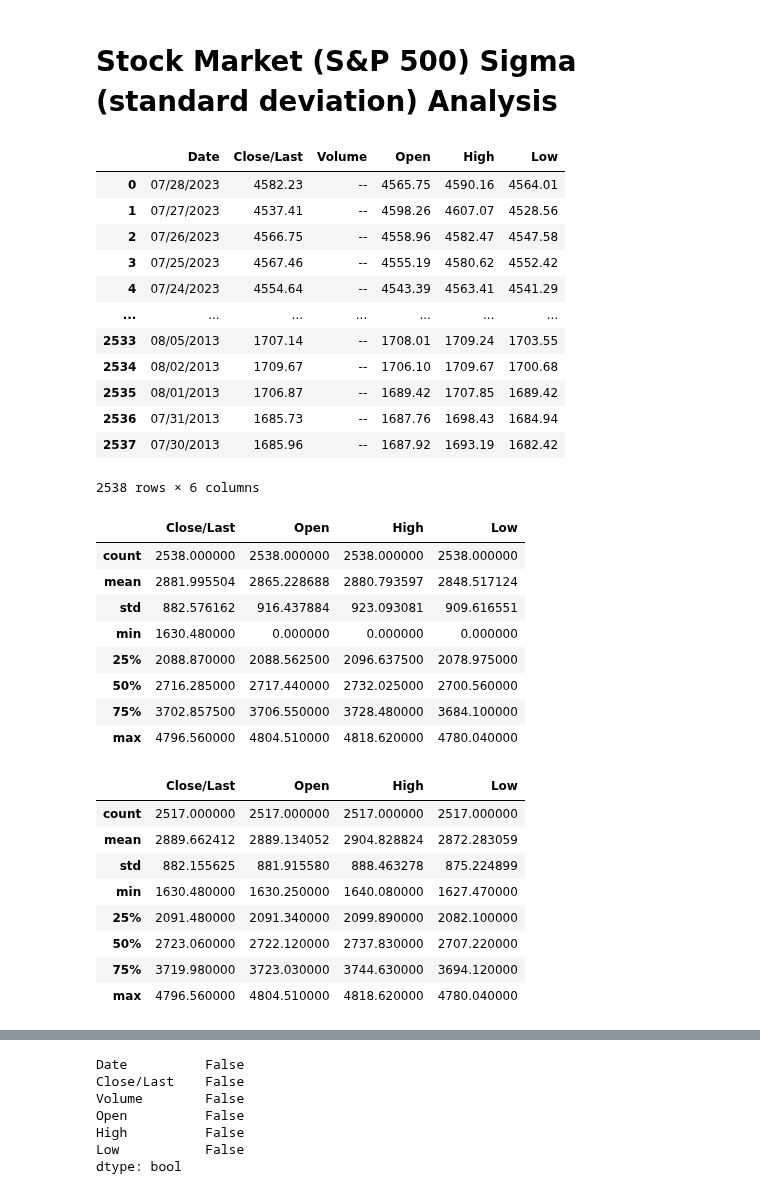
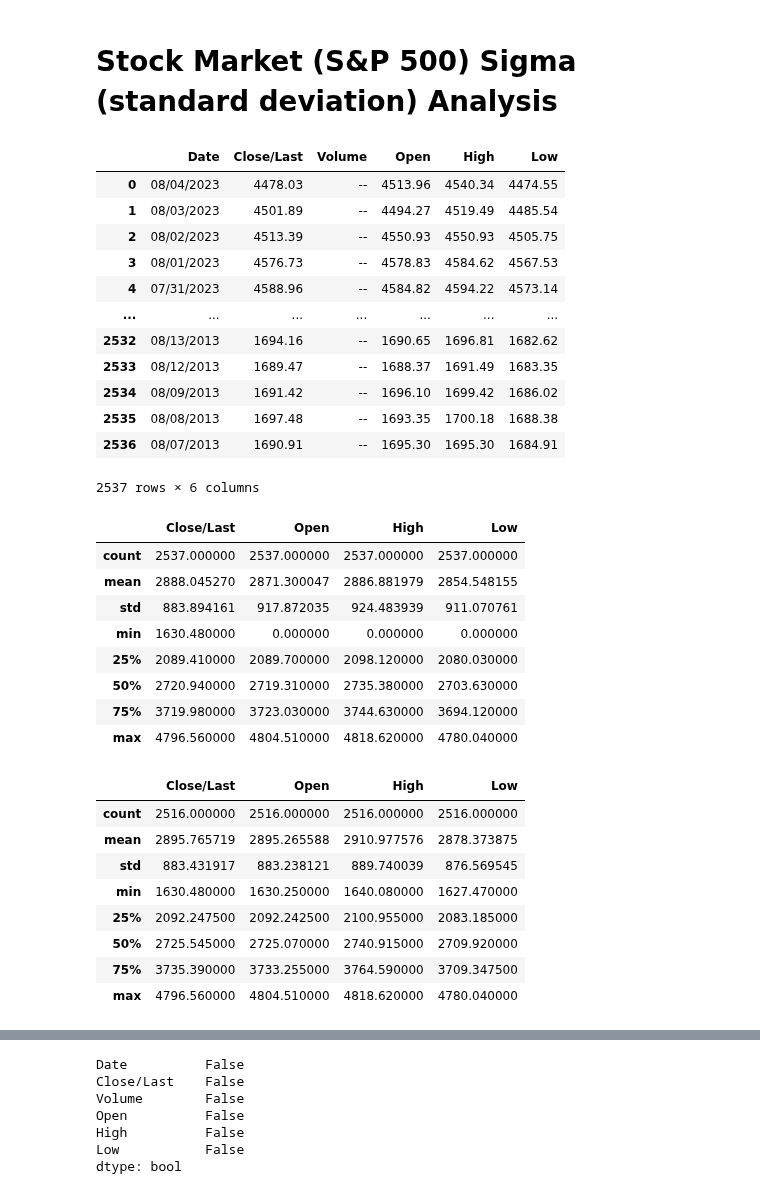
Before and after one commit to JohnBroberg/StockMarketSigma, a Jupyter notebook: StockMarketSigma.ipynb, the cells around one changed output, grey strips where cells are left out. Cells and saved outputs as stored; diff of their text form; code cells hidden in the pictures.

```diff
--- a/StockMarketSigma.ipynb
+++ b/StockMarketSigma.ipynb
@@ -4,57 +4,57 @@
 #created by John Broberg on 2022-05-29
 #inspired by "LET THE WILD RUMPUS BEGIN" by JEREMY GRANTHAM of GMO
 #ref. https://www.gmo.com/globalassets/articles/viewpoints/2022/gmo_let-the-wild-rumpus-begin_1-22.pdf
 
 #https://www.gmo.com/americas/research-library/entering-the-superbubbles-final-act/
 #"...superbubbles – 2.5 to 3 sigma events..."
 #"...ordinary 2 sigma bubbles..."
 #"Ordinary bubbles are, to us, those that reach a 2 sigma deviation from trend. Superbubbles reach 2.5 sigma or greater."
 
 #source data: https://www.nasdaq.com/market-activity/index/spx/historical
 
 #cd
 #cd git/StockMarketSigma
 #git pull https://github.com/JohnBroberg/StockMarketSigma.git
 
 #Get trendline equation
 #https://stackoverflow.com/questions/49460596/add-trendline-with-equation-in-2d-array
 #https://stackoverflow.com/questions/26447191/how-to-add-trendline-in-python-matplotlib-dot-scatter-graphs
 
 
 import pandas as pd
 import numpy as np
 import matplotlib.pyplot as plt
 import seaborn as sns
 
-data = 'HistoricalData_1690743829498.csv'
+data = 'HistoricalData_1691450491386.csv'
 df = pd.read_csv(data)
 
 df
 # %% [output]
 |  | Date | Close/Last | Volume | Open | High | Low |
-| 0 | 07/28/2023 | 4582.23 | -- | 4565.75 | 4590.16 | 4564.01 |
-| 1 | 07/27/2023 | 4537.41 | -- | 4598.26 | 4607.07 | 4528.56 |
-| 2 | 07/26/2023 | 4566.75 | -- | 4558.96 | 4582.47 | 4547.58 |
-| 3 | 07/25/2023 | 4567.46 | -- | 4555.19 | 4580.62 | 4552.42 |
-| 4 | 07/24/2023 | 4554.64 | -- | 4543.39 | 4563.41 | 4541.29 |
+| 0 | 08/04/2023 | 4478.03 | -- | 4513.96 | 4540.34 | 4474.55 |
+| 1 | 08/03/2023 | 4501.89 | -- | 4494.27 | 4519.49 | 4485.54 |
+| 2 | 08/02/2023 | 4513.39 | -- | 4550.93 | 4550.93 | 4505.75 |
+| 3 | 08/01/2023 | 4576.73 | -- | 4578.83 | 4584.62 | 4567.53 |
+| 4 | 07/31/2023 | 4588.96 | -- | 4584.82 | 4594.22 | 4573.14 |
 | ... | ... | ... | ... | ... | ... | ... |
-| 2533 | 08/05/2013 | 1707.14 | -- | 1708.01 | 1709.24 | 1703.55 |
-| 2534 | 08/02/2013 | 1709.67 | -- | 1706.10 | 1709.67 | 1700.68 |
-| 2535 | 08/01/2013 | 1706.87 | -- | 1689.42 | 1707.85 | 1689.42 |
-| 2536 | 07/31/2013 | 1685.73 | -- | 1687.76 | 1698.43 | 1684.94 |
-| 2537 | 07/30/2013 | 1685.96 | -- | 1687.92 | 1693.19 | 1682.42 |
+| 2532 | 08/13/2013 | 1694.16 | -- | 1690.65 | 1696.81 | 1682.62 |
+| 2533 | 08/12/2013 | 1689.47 | -- | 1688.37 | 1691.49 | 1683.35 |
+| 2534 | 08/09/2013 | 1691.42 | -- | 1696.10 | 1699.42 | 1686.02 |
+| 2535 | 08/08/2013 | 1697.48 | -- | 1693.35 | 1700.18 | 1688.38 |
+| 2536 | 08/07/2013 | 1690.91 | -- | 1695.30 | 1695.30 | 1684.91 |
-2538 rows × 6 columns
+2537 rows × 6 columns
 # %%
 df.describe()
 # %% [output]
 |  | Close/Last | Open | High | Low |
-| count | 2538.000000 | 2538.000000 | 2538.000000 | 2538.000000 |
-| mean | 2881.995504 | 2865.228688 | 2880.793597 | 2848.517124 |
-| std | 882.576162 | 916.437884 | 923.093081 | 909.616551 |
+| count | 2537.000000 | 2537.000000 | 2537.000000 | 2537.000000 |
+| mean | 2888.045270 | 2871.300047 | 2886.881979 | 2854.548155 |
+| std | 883.894161 | 917.872035 | 924.483939 | 911.070761 |
 | min | 1630.480000 | 0.000000 | 0.000000 | 0.000000 |
-| 25% | 2088.870000 | 2088.562500 | 2096.637500 | 2078.975000 |
-| 50% | 2716.285000 | 2717.440000 | 2732.025000 | 2700.560000 |
-| 75% | 3702.857500 | 3706.550000 | 3728.480000 | 3684.100000 |
+| 25% | 2089.410000 | 2089.700000 | 2098.120000 | 2080.030000 |
+| 50% | 2720.940000 | 2719.310000 | 2735.380000 | 2703.630000 |
+| 75% | 3719.980000 | 3723.030000 | 3744.630000 | 3694.120000 |
 | max | 4796.560000 | 4804.510000 | 4818.620000 | 4780.040000 |
 # %%
 #remove holidays (Open == 0)
@@ -63,13 +63,13 @@ df = df.loc[~(df['Open']==0)]
 df.describe()
 # %% [output]
 |  | Close/Last | Open | High | Low |
-| count | 2517.000000 | 2517.000000 | 2517.000000 | 2517.000000 |
-| mean | 2889.662412 | 2889.134052 | 2904.828824 | 2872.283059 |
-| std | 882.155625 | 881.915580 | 888.463278 | 875.224899 |
+| count | 2516.000000 | 2516.000000 | 2516.000000 | 2516.000000 |
+| mean | 2895.765719 | 2895.265588 | 2910.977576 | 2878.373875 |
+| std | 883.431917 | 883.238121 | 889.740039 | 876.569545 |
 | min | 1630.480000 | 1630.250000 | 1640.080000 | 1627.470000 |
-| 25% | 2091.480000 | 2091.340000 | 2099.890000 | 2082.100000 |
-| 50% | 2723.060000 | 2722.120000 | 2737.830000 | 2707.220000 |
-| 75% | 3719.980000 | 3723.030000 | 3744.630000 | 3694.120000 |
+| 25% | 2092.247500 | 2092.242500 | 2100.955000 | 2083.185000 |
+| 50% | 2725.545000 | 2725.070000 | 2740.915000 | 2709.920000 |
+| 75% | 3735.390000 | 3733.255000 | 3764.590000 | 3709.347500 |
 | max | 4796.560000 | 4804.510000 | 4818.620000 | 4780.040000 |
 # %%
 df.info()
```
Also changed, not shown: parts of 13 cells of this notebook, 2 other files.
